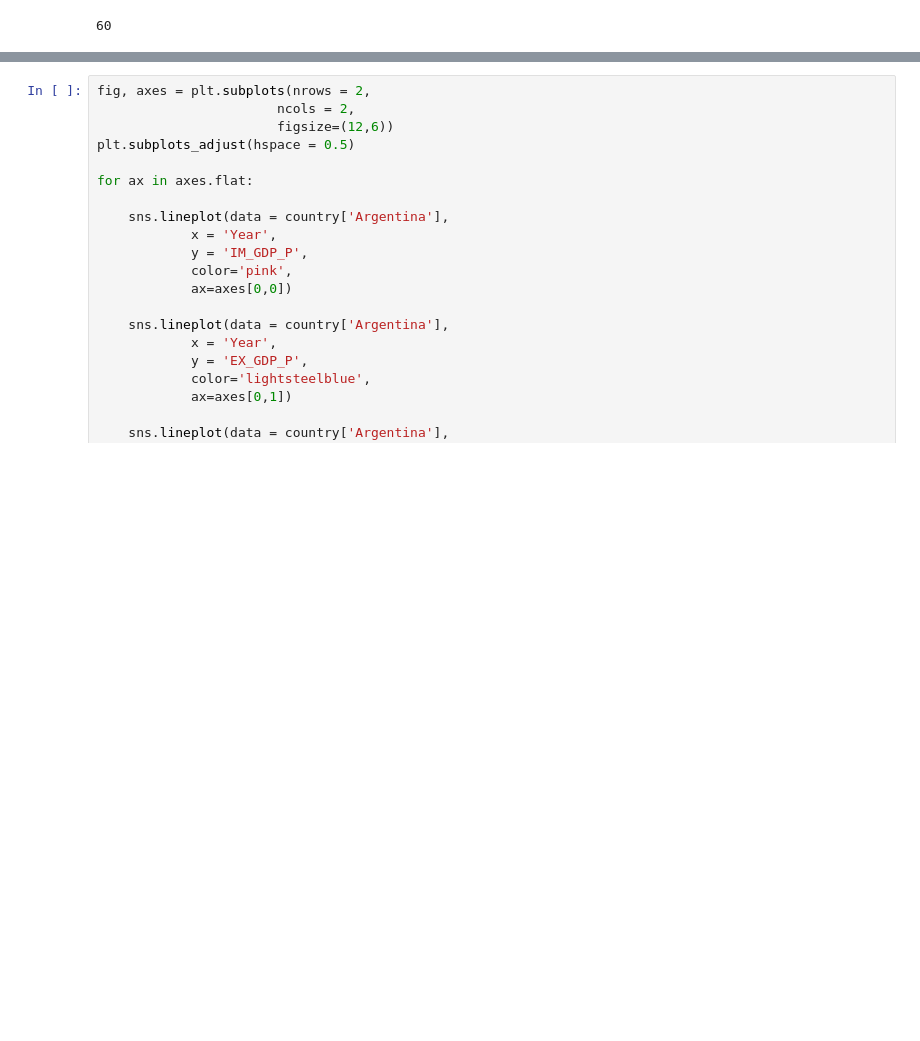
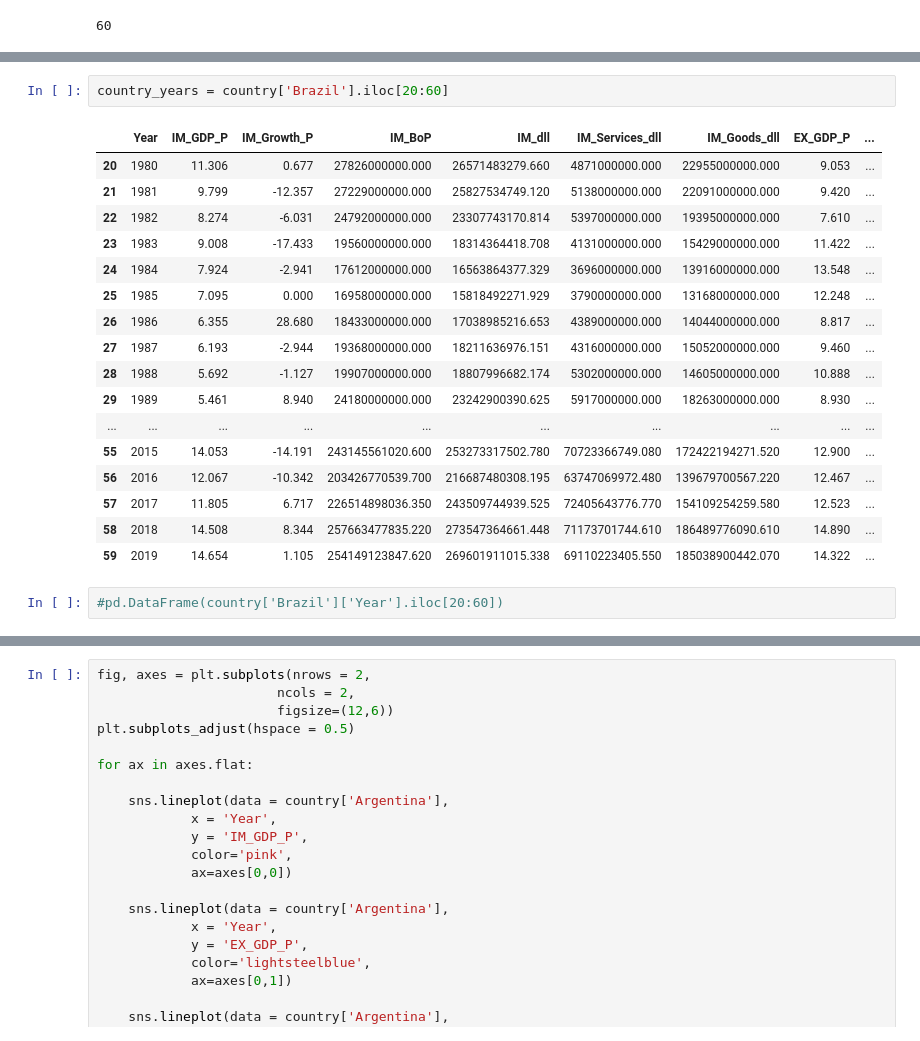
Before and after one commit to AndyRadCat/Country_Trade_EcoGrowth, a Jupyter notebook: Country_Openness_Cleaning.ipynb, the cells around one changed output, grey strips where cells are left out. Saved outputs shown, nothing was run; the diff lists cells and outputs as text; blank space fills up the shorter version.

```diff
--- a/Country_Openness_Cleaning.ipynb
+++ b/Country_Openness_Cleaning.ipynb
@@ -597,0 +613,22 @@ country['Argentina']
+# %%
+country_years = country['Brazil'].iloc[20:60]
+# %% [output]
+|  | Year | IM_GDP_P | IM_Growth_P | IM_BoP | IM_dll | IM_Services_dll | IM_Goods_dll | EX_GDP_P | ... |
+| 20 | 1980 | 11.306 | 0.677 | 27826000000.000 | 26571483279.660 | 4871000000.000 | 22955000000.000 | 9.053 | ... |
+| 21 | 1981 | 9.799 | -12.357 | 27229000000.000 | 25827534749.120 | 5138000000.000 | 22091000000.000 | 9.420 | ... |
+| 22 | 1982 | 8.274 | -6.031 | 24792000000.000 | 23307743170.814 | 5397000000.000 | 19395000000.000 | 7.610 | ... |
+| 23 | 1983 | 9.008 | -17.433 | 19560000000.000 | 18314364418.708 | 4131000000.000 | 15429000000.000 | 11.422 | ... |
+| 24 | 1984 | 7.924 | -2.941 | 17612000000.000 | 16563864377.329 | 3696000000.000 | 13916000000.000 | 13.548 | ... |
+| 25 | 1985 | 7.095 | 0.000 | 16958000000.000 | 15818492271.929 | 3790000000.000 | 13168000000.000 | 12.248 | ... |
+| 26 | 1986 | 6.355 | 28.680 | 18433000000.000 | 17038985216.653 | 4389000000.000 | 14044000000.000 | 8.817 | ... |
+| 27 | 1987 | 6.193 | -2.944 | 19368000000.000 | 18211636976.151 | 4316000000.000 | 15052000000.000 | 9.460 | ... |
+| 28 | 1988 | 5.692 | -1.127 | 19907000000.000 | 18807996682.174 | 5302000000.000 | 14605000000.000 | 10.888 | ... |
+| 29 | 1989 | 5.461 | 8.940 | 24180000000.000 | 23242900390.625 | 5917000000.000 | 18263000000.000 | 8.930 | ... |
+| ... | ... | ... | ... | ... | ... | ... | ... | ... | ... |
+| 55 | 2015 | 14.053 | -14.191 | 243145561020.600 | 253273317502.780 | 70723366749.080 | 172422194271.520 | 12.900 | ... |
+| 56 | 2016 | 12.067 | -10.342 | 203426770539.700 | 216687480308.195 | 63747069972.480 | 139679700567.220 | 12.467 | ... |
+| 57 | 2017 | 11.805 | 6.717 | 226514898036.350 | 243509744939.525 | 72405643776.770 | 154109254259.580 | 12.523 | ... |
+| 58 | 2018 | 14.508 | 8.344 | 257663477835.220 | 273547364661.448 | 71173701744.610 | 186489776090.610 | 14.890 | ... |
+| 59 | 2019 | 14.654 | 1.105 | 254149123847.620 | 269601911015.338 | 69110223405.550 | 185038900442.070 | 14.322 | ... |
+# %%
+#pd.DataFrame(country['Brazil']['Year'].iloc[20:60])
```
Also changed, not shown: parts of 10 cells of this notebook.
